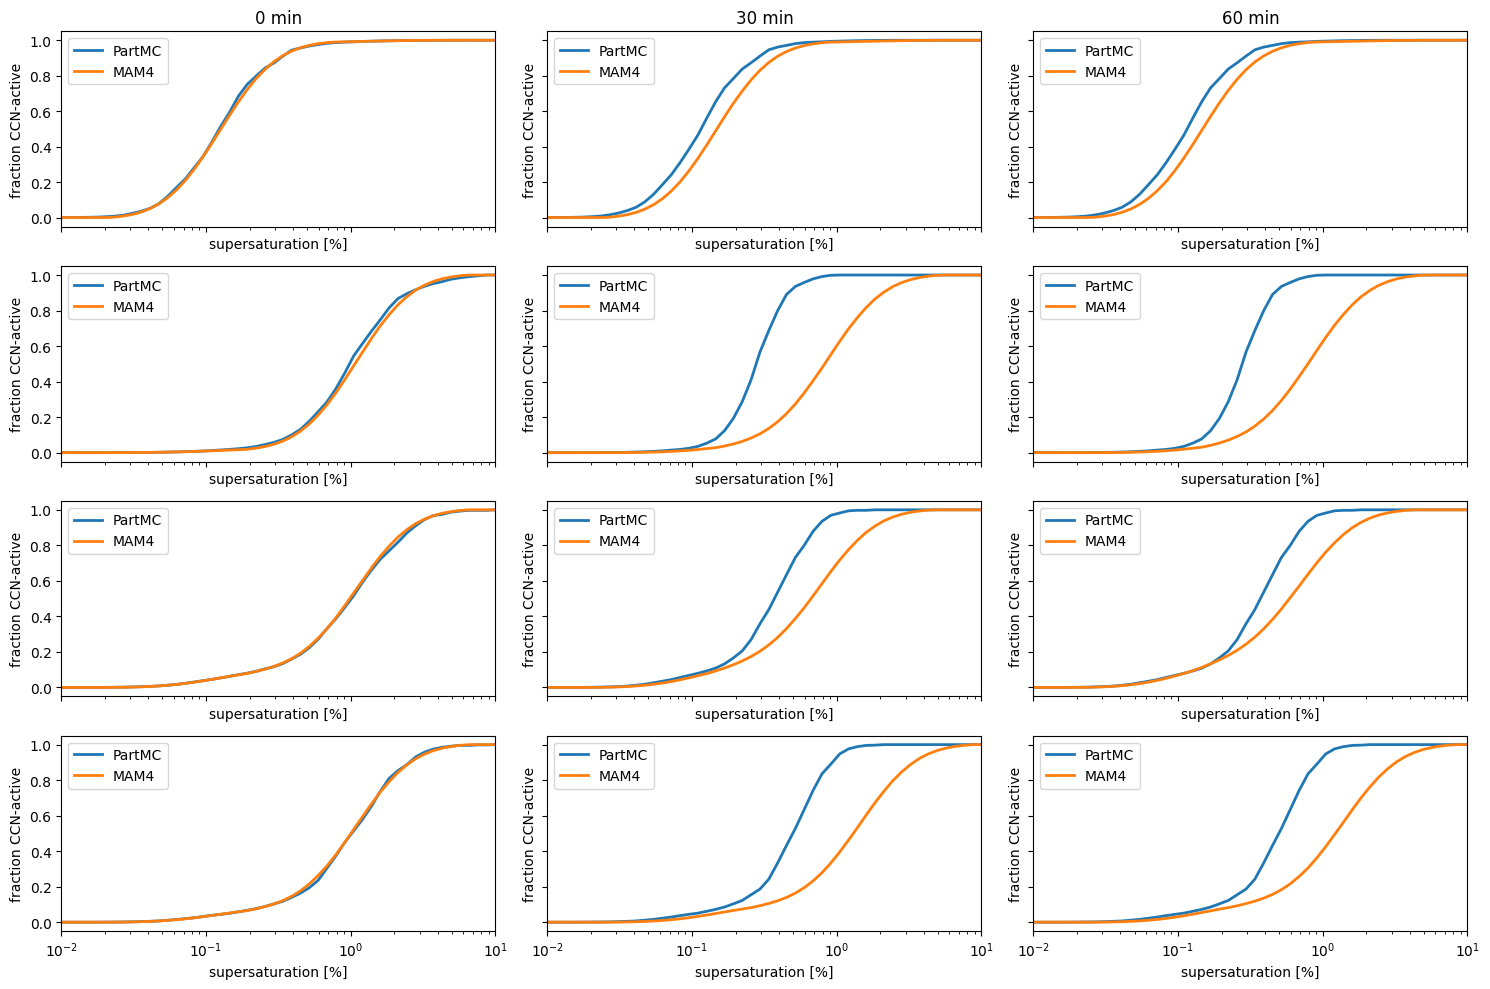
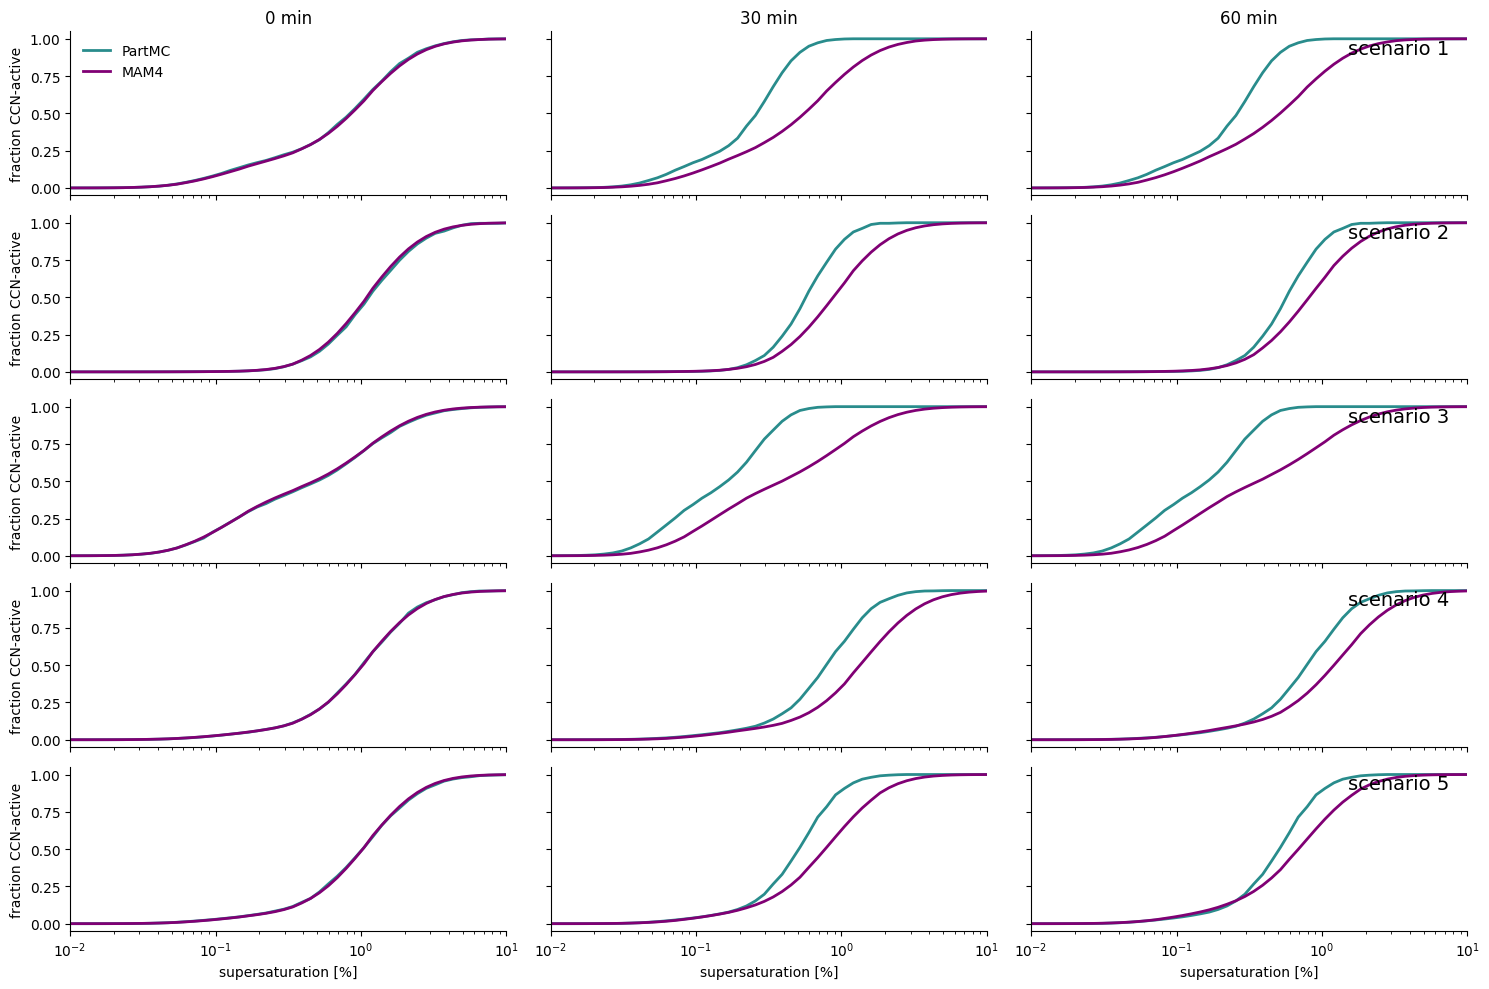
Code edit (unified diff) that turned the first committed figure into the second:
--- before
+++ after
@@ -32,5 +32,6 @@
         # Build line styles after series is known
         line_styles = mgr.plan("line", [s["key"] for s in series])
-
+        line_styles["partmc"]["color"] = "#298c8c"
+        line_styles["mam4"]["color"] = "#800074"
         for s in series:
             cfg = {
@@ -42,6 +43,18 @@
             plotter.plot(s["population"], ax[i,j], label=s["label"])
         ax[i,j].set_xscale('log'); 
-        ax[i,j].legend(); 
+        #ax[i,j].legend(); 
+        ax[i,j].spines['top'].set_visible(False)
+        ax[i,j].spines['right'].set_visible(False)
         if i == 0:
             ax[i,j].set_title(f'{timestep_to_plot-1} min')
+        if i == 0 and j == 0:
+            ax[i,j].legend(frameon=False, loc='upper left')
+        if j == len(timesteps) - 1:
+            ax[i,j].text(1.5, 0.2, 'scenario ' + scenario_name, fontsize=14)
+        if j > 0:
+            ax[i,j].set_ylabel('')
+        if i < len(scenarios) - 1:
+            ax[i,j].set_xlabel('')
+
         fig.tight_layout()
+fig.savefig("partmc_mam4_frac_ccn.png", dpi=300)

Commit: analysis: add demo notebook content and update report